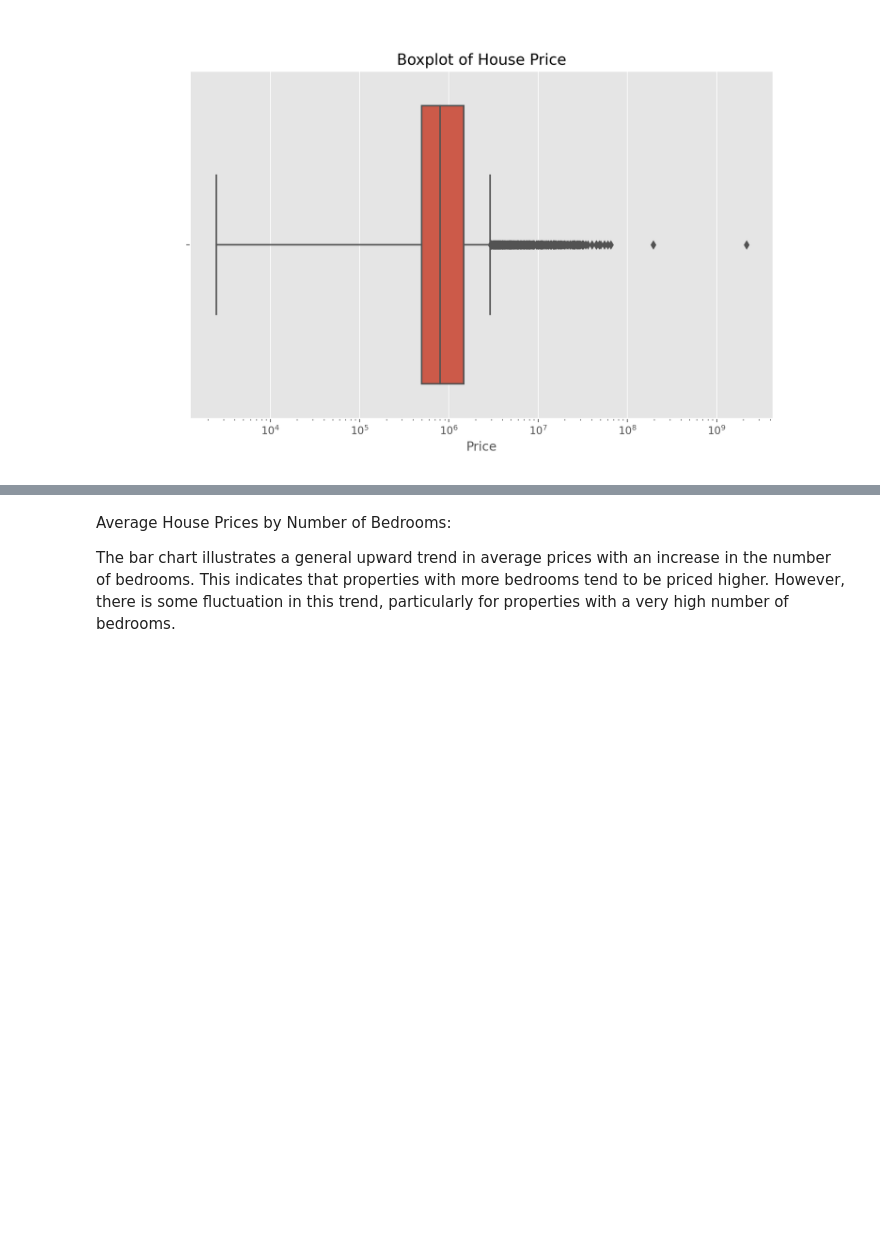
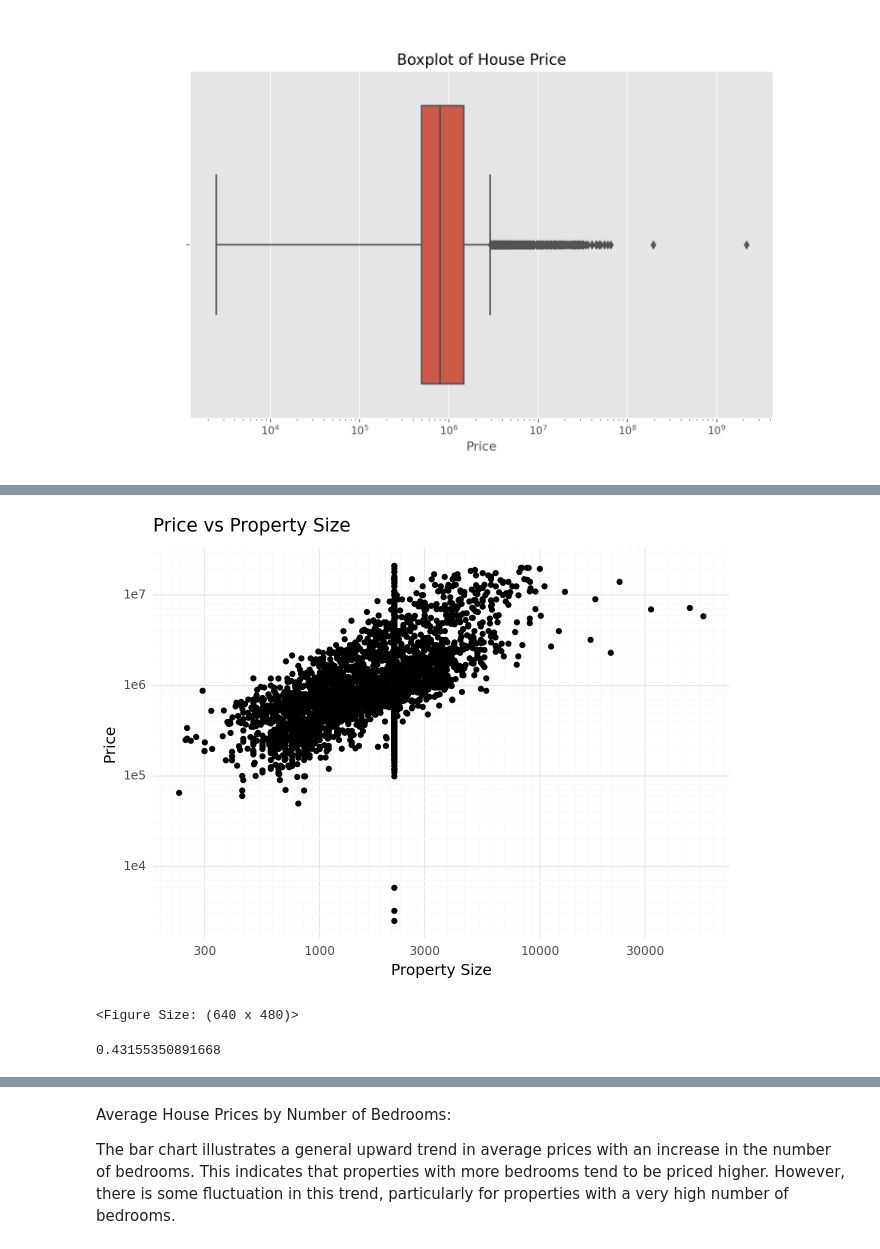
Before and after one commit to MuiruKamau/New-York-Housing-Market, a Jupyter notebook: EDA.ipynb, the cells around one changed output, grey strips where cells are left out. Saved outputs shown, nothing was run; the diff lists cells and outputs as text; code cells hidden in the pictures; blank space fills up the shorter version.

```diff
--- a/EDA.ipynb
+++ b/EDA.ipynb
@@ -356,33 +362,39 @@ df.shape
 # %%
+from plotnine import ggplot, aes, geom_point, labs, scale_x_log10, scale_y_log10, theme_minimal
 #Property size analysis
 #Exploring the relationship between the price and the size of the property
-
-plt.figure(figsize=(10,6))
-sns.scatterplot(x=df['PROPERTYSQFT'],y=df['PRICE'])
-plt.title("Price vs Property Size")
-plt.xlabel("Property Size")
-plt.ylabel("Price")
-plt.xscale('log')  # using log scale due to wide range of prices
-plt.yscale('log')  # using log scale due to wide range of prices
-plt.show()
+(ggplot(df) +
+ aes(x='PROPERTYSQFT', y='PRICE') +
+ geom_point() +
+ labs(title='Price vs Property Size', x='Property Size', y='Price') +
+ scale_x_log10() +
+ scale_y_log10() +
+ theme_minimal()
+)
 
 #explaining the analysis
 #The scatter plot shows that there is a positive correlation between the price and the size of the property.
 #The scatter plot also shows that there are some outliers in the data.
 #The outliers are the houses with very high prices and very large sizes.
 #The scatter plot also shows that there are some houses with very low prices and very small sizes.
 #The scattter plot is not linear. This means that the relationship between the price and the size of the property is not linear.
 
 
-#calculating the correlation between the price and the size of the property
-correlation =df['PRICE'].corr(df['PROPERTYSQFT'])
-correlation
 
 #explaining the correlation
 #The correlation between the price and the size of the property is 0.44.
 #This shows that there is a positive correlation between the price and the size of the property.
 #This means that as the size of the property increases, the price also increases.
 #However, the correlation is not very strong.
 #This means that the size of the property is not a very good predictor of the price.
 # This means that the price of the property could be influenced by other factors as well.
+# %% [output]
+[figure, added]
+<Figure Size: (640 x 480)>
+# %%
+#calculating the correlation between the price and the size of the property
+correlation =df['PRICE'].corr(df['PROPERTYSQFT'])
+correlation
+# %% [output]
+0.43155350891668
 # %%
```
Also changed, not shown: parts of 12 cells of this notebook.
